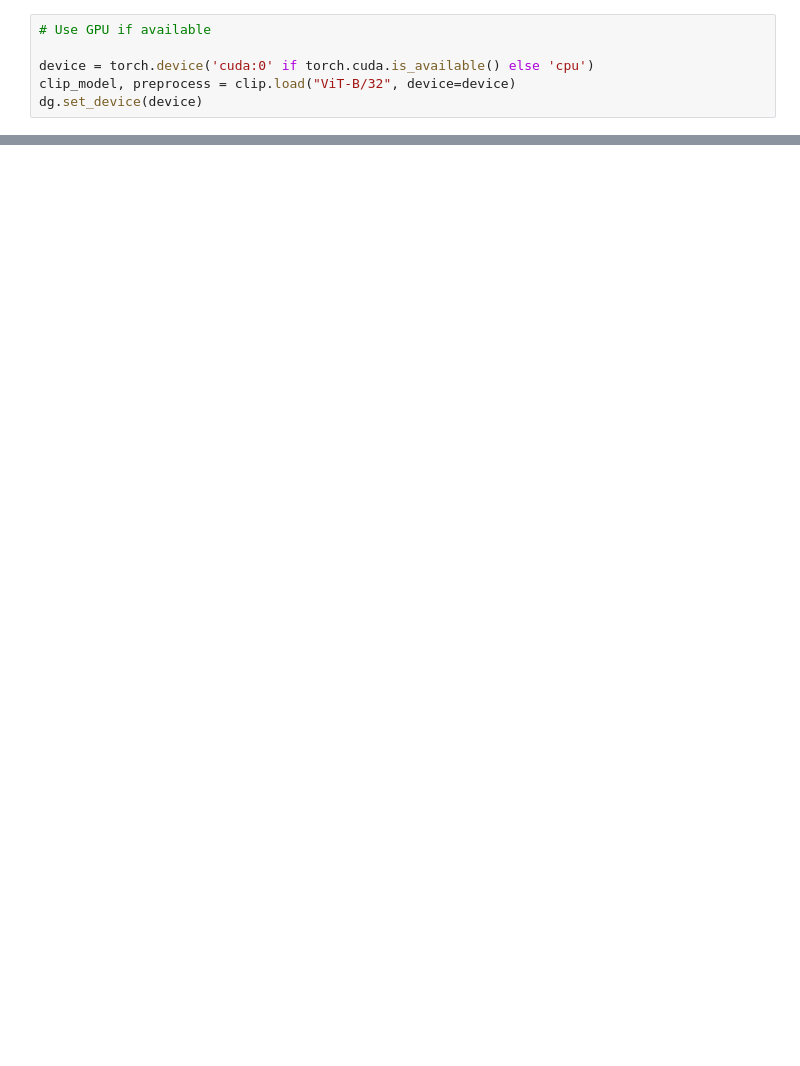
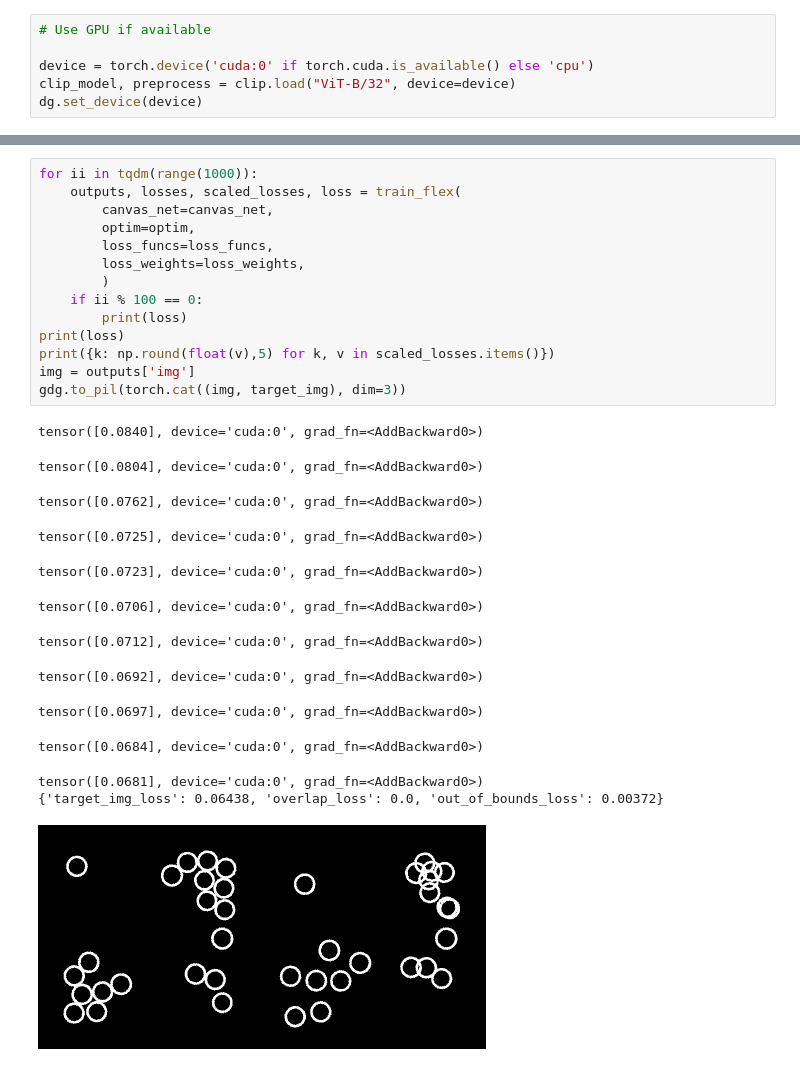
Before and after one commit to ANaka/genpen, a Jupyter notebook: scratch/068_refactor.ipynb, the cells around one changed output, grey strips where cells are left out. Saved outputs shown, nothing was run; the diff lists cells and outputs as text; blank space fills up the shorter version.

```diff
--- a/scratch/068_refactor.ipynb
+++ b/scratch/068_refactor.ipynb
@@ -505,0 +349,28 @@ gdg.to_pil(target)
+# %%
+for ii in tqdm(range(1000)):
+    outputs, losses, scaled_losses, loss = train_flex(
+        canvas_net=canvas_net,
+        optim=optim,
+        loss_funcs=loss_funcs,
+        loss_weights=loss_weights,
+        )
+    if ii % 100 == 0:
+        print(loss)
+print(loss)
+print({k: np.round(float(v),5) for k, v in scaled_losses.items()})
+img = outputs['img']
+gdg.to_pil(torch.cat((img, target_img), dim=3))
+# %% [output]
+tensor([0.0840], device='cuda:0', grad_fn=<AddBackward0>)
+tensor([0.0804], device='cuda:0', grad_fn=<AddBackward0>)
+tensor([0.0762], device='cuda:0', grad_fn=<AddBackward0>)
+tensor([0.0725], device='cuda:0', grad_fn=<AddBackward0>)
+tensor([0.0723], device='cuda:0', grad_fn=<AddBackward0>)
+tensor([0.0706], device='cuda:0', grad_fn=<AddBackward0>)
+tensor([0.0712], device='cuda:0', grad_fn=<AddBackward0>)
+tensor([0.0692], device='cuda:0', grad_fn=<AddBackward0>)
+tensor([0.0697], device='cuda:0', grad_fn=<AddBackward0>)
+tensor([0.0684], device='cuda:0', grad_fn=<AddBackward0>)
+tensor([0.0681], device='cuda:0', grad_fn=<AddBackward0>)
+{'target_img_loss': 0.06438, 'overlap_loss': 0.0, 'out_of_bounds_loss': 0.00372}
+[figure, added]
```
Also changed, not shown: parts of 61 cells of this notebook, 3 other files.
